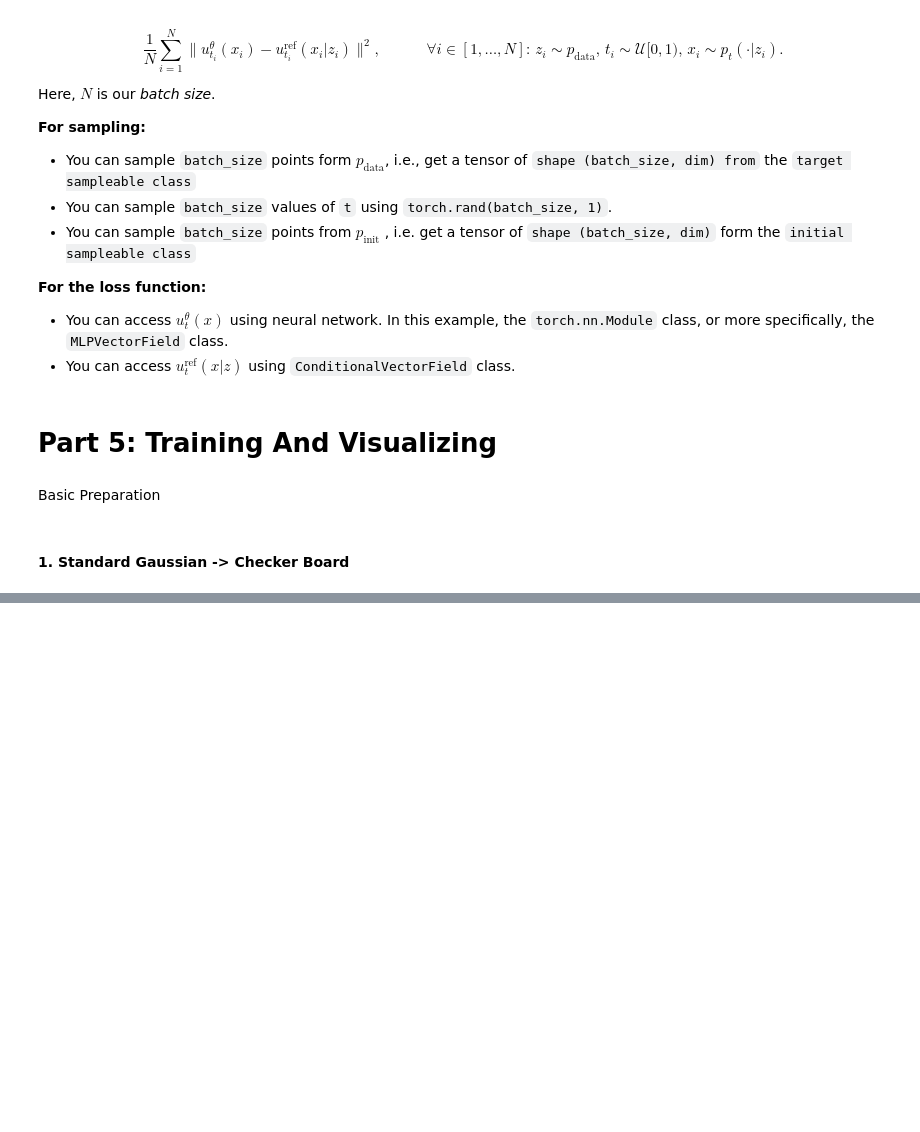
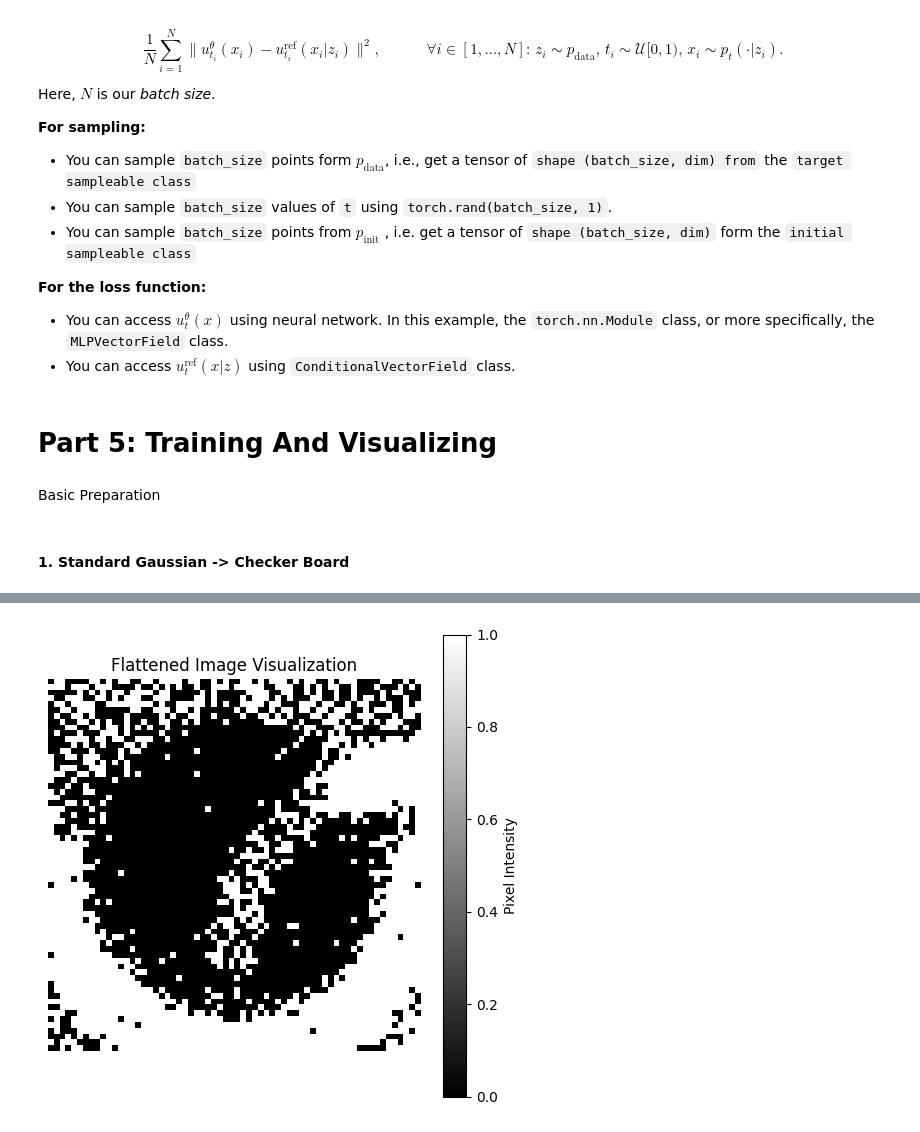
Before and after one commit to hanbinzheng/Generating-Model, a Jupyter notebook: failed_proj/flow_matching.ipynb, the cells around one changed output, grey strips where cells are left out. Drawn from its saved outputs; the diff is of its cells as text; code cells hidden in the pictures; blank space fills up the shorter version.

```diff
--- a/failed_proj/flow_matching.ipynb
+++ b/failed_proj/flow_matching.ipynb
@@ -759,7 +759,7 @@ def BuildMLP(dims: List[int], activation: Type[torch.nn.Module] = torch.nn.SiLU)
     return torch.nn.Sequential(*mlp)
 
 class MLPVectorField(torch.nn.Module):
-    def __init__(self, dim: int = 1 * 64 * 64, hiddens: List[int] = [4096, 2048, 1024, 512]):
+    def __init__(self, dim: int = 1 * 64 * 64, hiddens: List[int] = [2048, 512, 256]):
         super().__init__()
         self.dim = dim
         self.net = BuildMLP([dim + 1] + hiddens + [dim])
@@ -790,7 +790,7 @@ class FlowMatchingTrainer():
     def get_optimizer(self, lr: float):
         return torch.optim.Adam(self.u_theta.parameters(), lr = lr)
 
-    def train(self, device: torch.device, num_epochs: int = 10, lr: float = 1e-3, batch_size: int = 128):
+    def train(self, device: torch.device, num_epochs: int = 20000, lr: float = 1e-4, batch_size: int = 256, path_name: str = None):
         # A batch is considered as an epochs here
 
         # Start the training
@@ -814,6 +814,12 @@ class FlowMatchingTrainer():
 
         # Finish the training
         self.u_theta.eval()
+
+        # save the model
+        if path_name:
+            torch.save(self.u_theta.state_dict(), path_name)
+        else:
+            torch.save(self.u_theta.state_dict(), "mlp_parameters.pth")
 # %%
 class LearnedVectorField(VectorField):
     def __init__(self, model: MLPVectorField):
@@ -974,0 +913,17 @@ torch.Size([4096])
+# %%
+load_mlp_gaussian_to_moons = MLPVectorField()
+load_mlp_gaussian_to_moons.load_state_dict(torch.load("standard_gaussian_to_moons_mlp.pth", map_location = device))
+load_mlp_gaussian_to_moons.to(device)
+load_mlp_gaussian_to_moons.eval()
+
+learned_loaded_gaussian_to_moons_vector_field = LearnedVectorField(
+    model = load_mlp_gaussian_to_moons
+)
+
+euler_load_gaussian_to_moons_simulator = EulerSimulator(learned_loaded_gaussian_to_moons_vector_field)
+x_init = standard_gaussian_sampler.sample().to(device)
+ts = torch.linspace(0.0, 1.0, 40, device = device).unsqueeze(-1)
+x_final = euler_load_gaussian_to_moons_simulator.simulate(x_init, ts)
+visualize_flattened_image(x_final)
+# %% [output]
+[figure, added]
```
Also changed, not shown: parts of 6 cells of this notebook, 3 other files.
